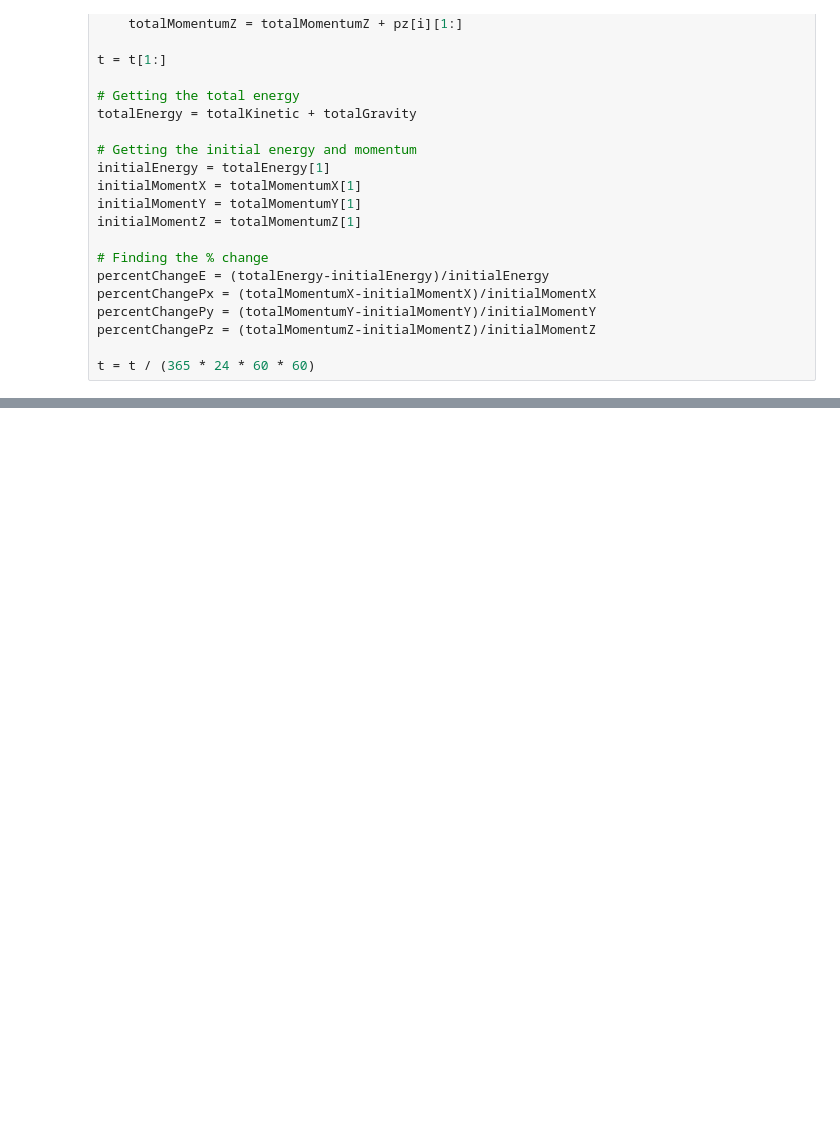
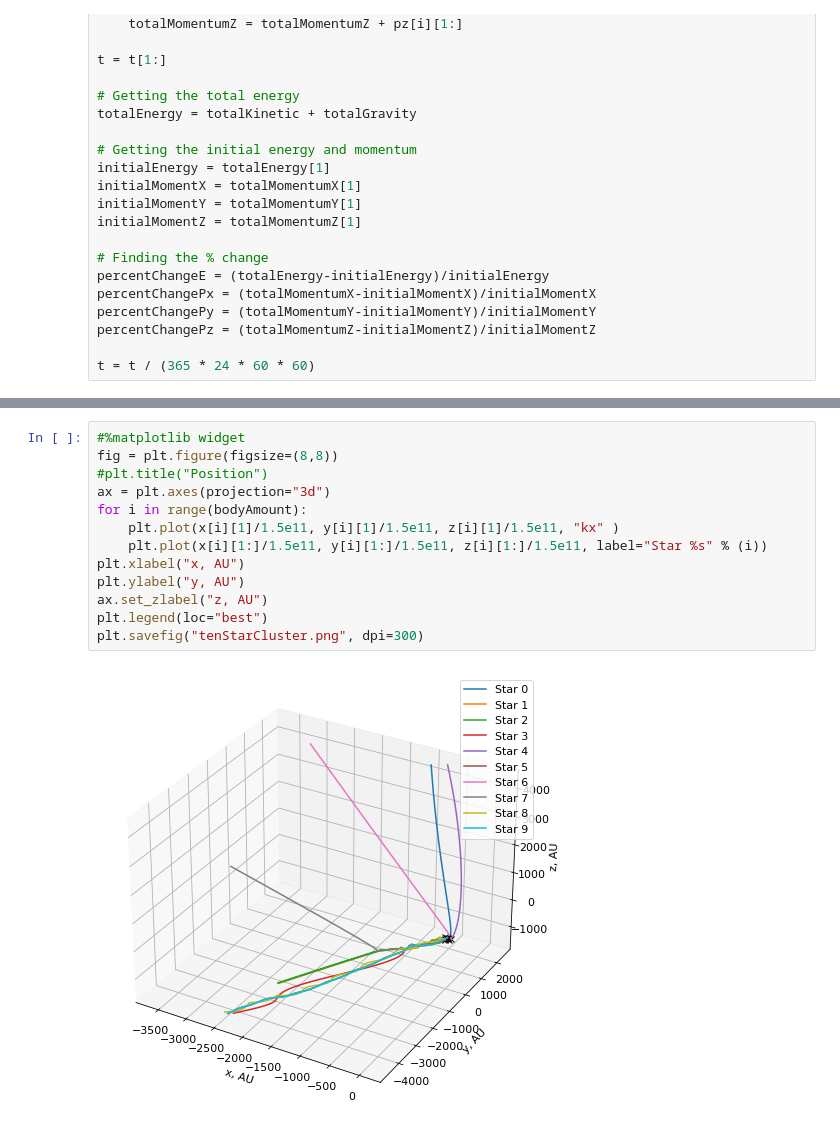
Before and after one commit to clonematthew/N-body-Modelling, a Jupyter notebook: Hermite Notebook (Easier Plotting).ipynb, the cells around one changed output, grey strips where cells are left out. Drawn from its saved outputs; the diff is of its cells as text; blank space fills up the shorter version.

```diff
--- a/Hermite Notebook (Easier Plotting).ipynb
+++ b/Hermite Notebook (Easier Plotting).ipynb
@@ -646,0 +647,15 @@ plt.savefig("EarthSunP", dpi="figure")
+# %%
+#%matplotlib widget
+fig = plt.figure(figsize=(8,8))
+#plt.title("Position")
+ax = plt.axes(projection="3d")
+for i in range(bodyAmount):
+    plt.plot(x[i][1]/1.5e11, y[i][1]/1.5e11, z[i][1]/1.5e11, "kx" )
+    plt.plot(x[i][1:]/1.5e11, y[i][1:]/1.5e11, z[i][1:]/1.5e11, label="Star %s" % (i))
+plt.xlabel("x, AU")
+plt.ylabel("y, AU")
+ax.set_zlabel("z, AU")
+plt.legend(loc="best")
+plt.savefig("tenStarCluster.png", dpi=300)
+# %% [output]
+[figure, added]
```
Also changed, not shown: parts of 5 cells of this notebook, 23 other files.
